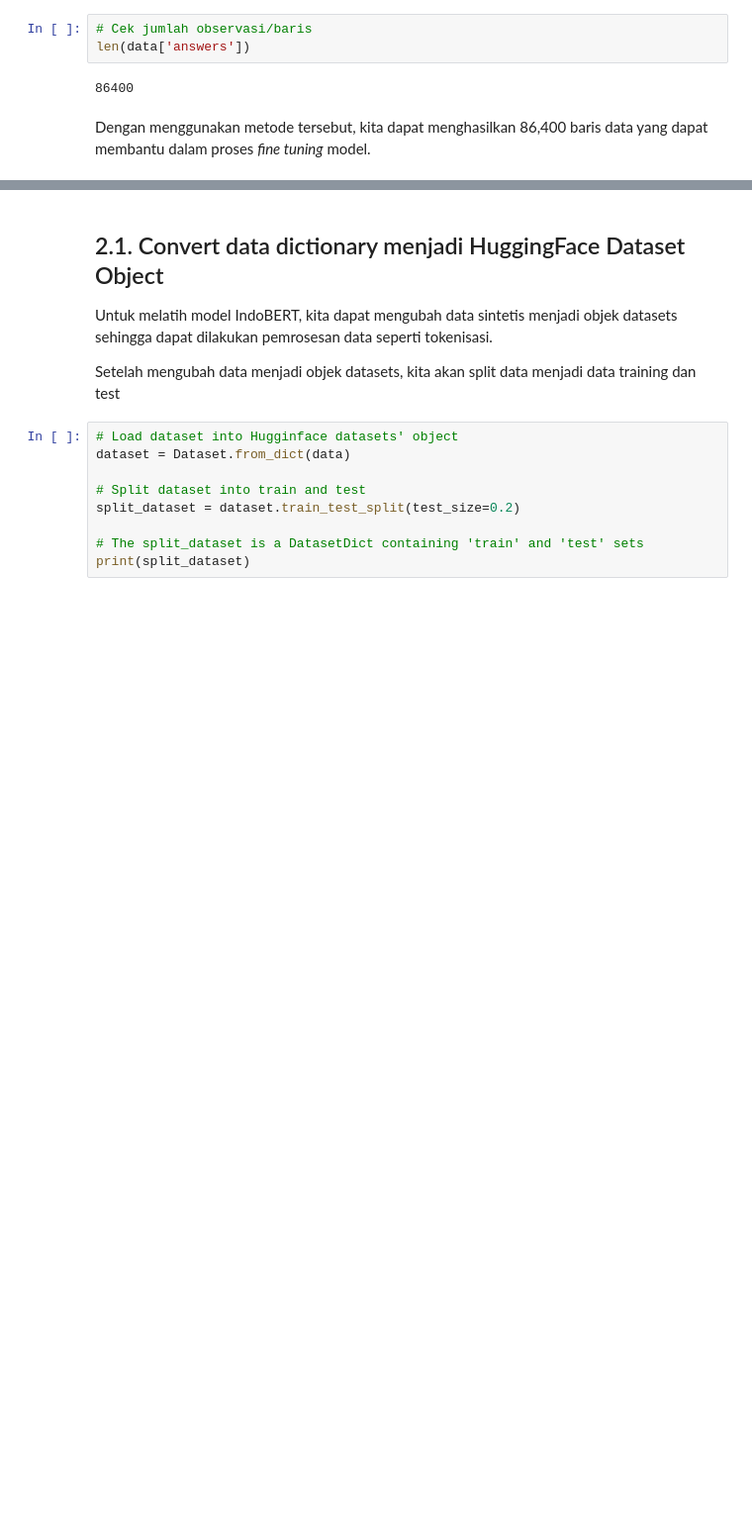
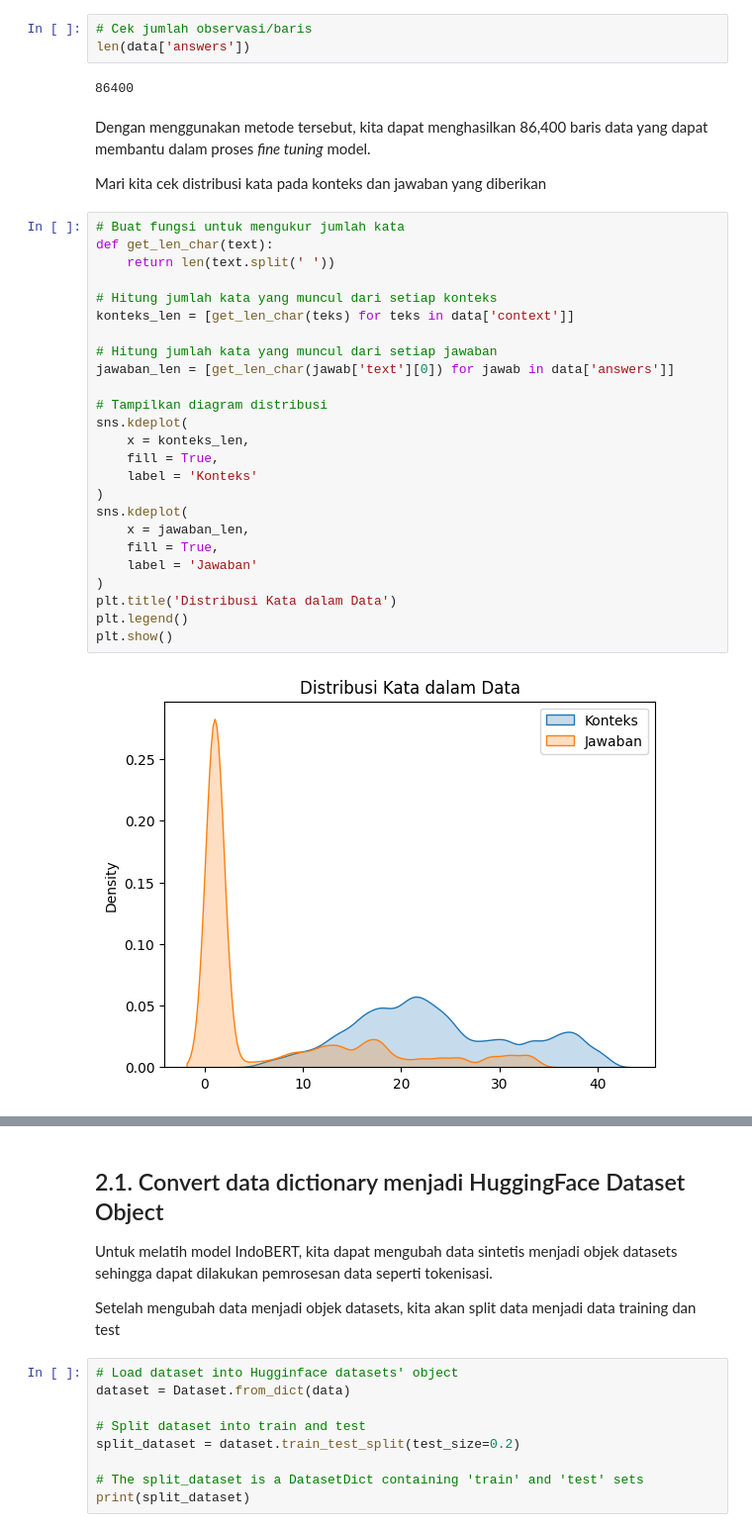
Before and after one commit to Andikazidanef15/product_info_retrievers, a Jupyter notebook: notebook/Item_Information_Retrieval.ipynb, the cells around one changed output, grey strips where cells are left out. Shown: that part at 99% size. Saved outputs shown, nothing was run; the diff lists cells and outputs as text; blank space fills up the shorter version.

```diff
--- a/notebook/Item_Information_Retrieval.ipynb
+++ b/notebook/Item_Information_Retrieval.ipynb
@@ -235,3 +234,32 @@ len(data['answers'])
 86400
 # %% [markdown]
 Dengan menggunakan metode tersebut, kita dapat menghasilkan 86,400 baris data yang dapat membantu dalam proses *fine tuning* model.
+
+Mari kita cek distribusi kata pada konteks dan jawaban yang diberikan
+# %%
+# Buat fungsi untuk mengukur jumlah kata
+def get_len_char(text):
+    return len(text.split(' '))
+
+# Hitung jumlah kata yang muncul dari setiap konteks
+konteks_len = [get_len_char(teks) for teks in data['context']]
+
+# Hitung jumlah kata yang muncul dari setiap jawaban
+jawaban_len = [get_len_char(jawab['text'][0]) for jawab in data['answers']]
+
+# Tampilkan diagram distribusi
+sns.kdeplot(
+    x = konteks_len,
+    fill = True,
+    label = 'Konteks'
+)
+sns.kdeplot(
+    x = jawaban_len,
+    fill = True,
+    label = 'Jawaban'
+)
+plt.title('Distribusi Kata dalam Data')
+plt.legend()
+plt.show()
+# %% [output]
+[figure, added]
```
Also changed, not shown: parts of 5 cells of this notebook, 1 other file.
